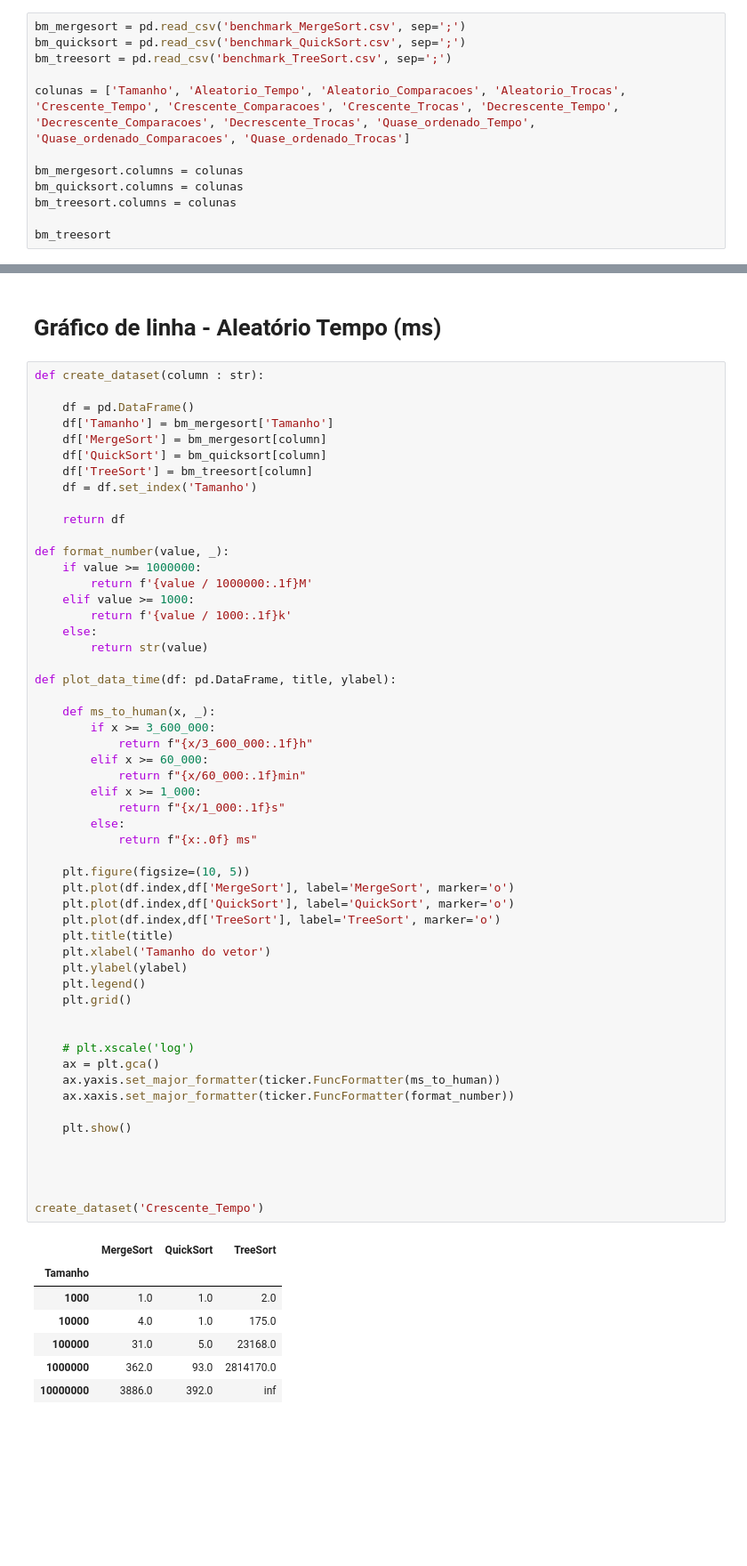
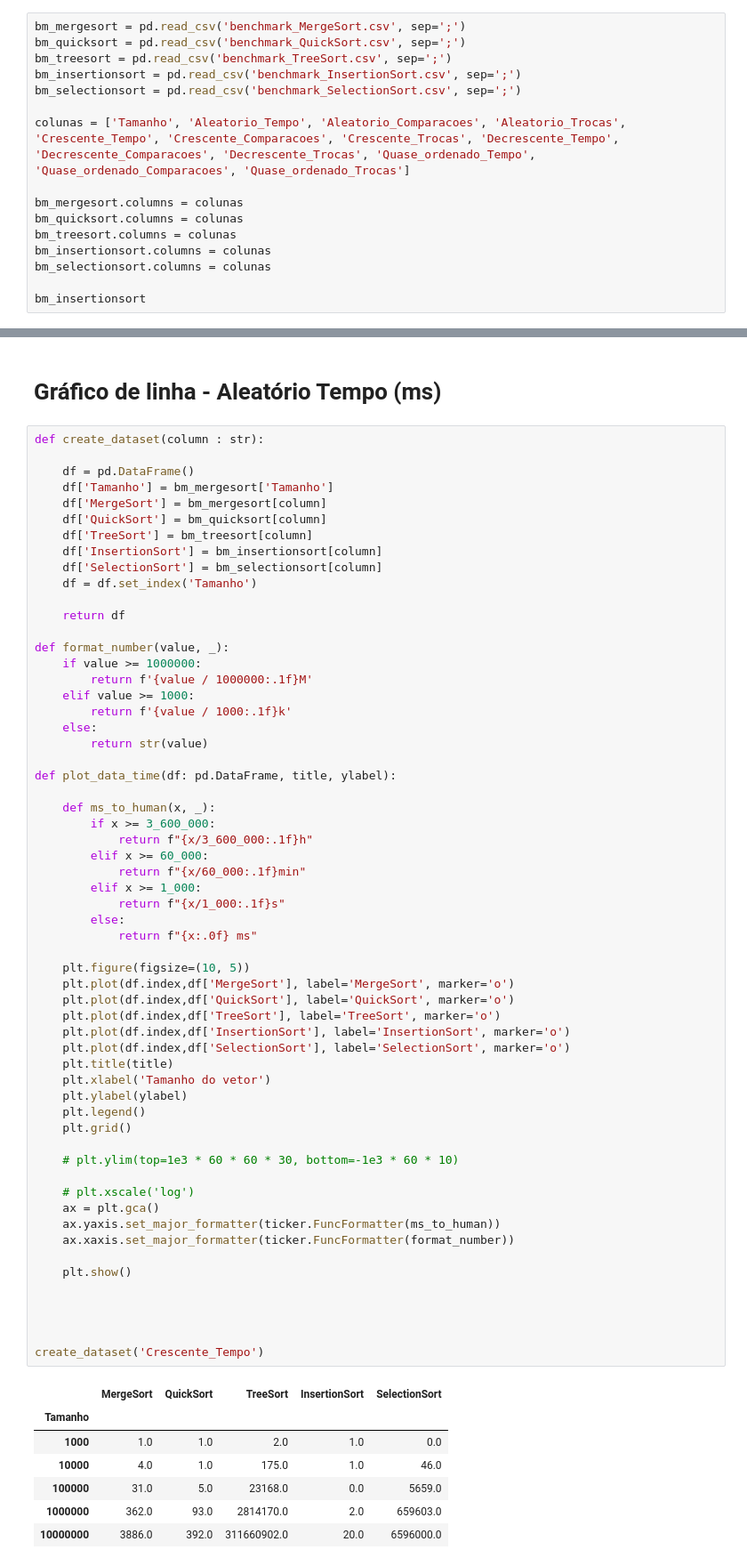
Before and after one commit to ViniciusVsV/Alg2-2025, a Jupyter notebook: TrabalhoPratico1/Graficos/main.ipynb, the cells around one changed output, grey strips where cells are left out. Shown: that part at 89% size. Saved outputs shown, nothing was run; the diff lists cells and outputs as text; blank space fills up the shorter version.

```diff
--- a/TrabalhoPratico1/Graficos/main.ipynb
+++ b/TrabalhoPratico1/Graficos/main.ipynb
@@ -11,13 +11,17 @@ import pandas as pd
 bm_mergesort = pd.read_csv('benchmark_MergeSort.csv', sep=';')
 bm_quicksort = pd.read_csv('benchmark_QuickSort.csv', sep=';')
 bm_treesort = pd.read_csv('benchmark_TreeSort.csv', sep=';')
+bm_insertionsort = pd.read_csv('benchmark_InsertionSort.csv', sep=';')
+bm_selectionsort = pd.read_csv('benchmark_SelectionSort.csv', sep=';')
 
 colunas = ['Tamanho', 'Aleatorio_Tempo', 'Aleatorio_Comparacoes', 'Aleatorio_Trocas', 'Crescente_Tempo', 'Crescente_Comparacoes', 'Crescente_Trocas', 'Decrescente_Tempo', 'Decrescente_Comparacoes', 'Decrescente_Trocas', 'Quase_ordenado_Tempo', 'Quase_ordenado_Comparacoes', 'Quase_ordenado_Trocas']
 
 bm_mergesort.columns = colunas
 bm_quicksort.columns = colunas
 bm_treesort.columns = colunas
+bm_insertionsort.columns = colunas
+bm_selectionsort.columns = colunas
 
-bm_treesort
+bm_insertionsort
 # %% [output]
 |  | Tamanho | Aleatorio_Tempo | Aleatorio_Comparacoes | Aleatorio_Trocas | Crescente_Tempo | ... |
@@ -36,6 +40,8 @@ def create_dataset(column : str):
     df['MergeSort'] = bm_mergesort[column]
     df['QuickSort'] = bm_quicksort[column]
     df['TreeSort'] = bm_treesort[column]
+    df['InsertionSort'] = bm_insertionsort[column]
+    df['SelectionSort'] = bm_selectionsort[column]
     df = df.set_index('Tamanho')
 
     return df
@@ -56,40 +62,43 @@ def plot_data_time(df: pd.DataFrame, title, ylabel):
         elif x >= 60_000:
             return f"{x/60_000:.1f}min"
         elif x >= 1_000:
             return f"{x/1_000:.1f}s"
         else:
             return f"{x:.0f} ms"
 
     plt.figure(figsize=(10, 5))
     plt.plot(df.index,df['MergeSort'], label='MergeSort', marker='o')
     plt.plot(df.index,df['QuickSort'], label='QuickSort', marker='o')
     plt.plot(df.index,df['TreeSort'], label='TreeSort', marker='o')
+    plt.plot(df.index,df['InsertionSort'], label='InsertionSort', marker='o')
+    plt.plot(df.index,df['SelectionSort'], label='SelectionSort', marker='o')
     plt.title(title)
     plt.xlabel('Tamanho do vetor')
     plt.ylabel(ylabel)
     plt.legend()
     plt.grid()
 
+    # plt.ylim(top=1e3 * 60 * 60 * 30, bottom=-1e3 * 60 * 10)
 
     # plt.xscale('log')
     ax = plt.gca()
     ax.yaxis.set_major_formatter(ticker.FuncFormatter(ms_to_human))
     ax.xaxis.set_major_formatter(ticker.FuncFormatter(format_number))
 
     plt.show()
 
 
 
 
 create_dataset('Crescente_Tempo')
 # %% [output]
-|  | MergeSort | QuickSort | TreeSort |
-| Tamanho |  |  |  |
-| 1000 | 1.0 | 1.0 | 2.0 |
-| 10000 | 4.0 | 1.0 | 175.0 |
-| 100000 | 31.0 | 5.0 | 23168.0 |
-| 1000000 | 362.0 | 93.0 | 2814170.0 |
-| 10000000 | 3886.0 | 392.0 | inf |
+|  | MergeSort | QuickSort | TreeSort | InsertionSort | SelectionSort |
+| Tamanho |  |  |  |  |  |
+| 1000 | 1.0 | 1.0 | 2.0 | 1.0 | 0.0 |
+| 10000 | 4.0 | 1.0 | 175.0 | 1.0 | 46.0 |
+| 100000 | 31.0 | 5.0 | 23168.0 | 0.0 | 5659.0 |
+| 1000000 | 362.0 | 93.0 | 2814170.0 | 2.0 | 659603.0 |
+| 10000000 | 3886.0 | 392.0 | 311660902.0 | 20.0 | 6596000.0 |
 # %%
 plot_data_time(create_dataset('Aleatorio_Tempo'), 'Algoritmos de ordenação - Tempo de Execução (Aleatório)', 'Tempo de Execução')
 plot_data_time(create_dataset('Crescente_Tempo'), 'Algoritmos de ordenação - Tempo de Execução (Ordenado Crescente)', 'Tempo de Execução')
```
Also changed, not shown: parts of 4 cells of this notebook, 3 other files.
